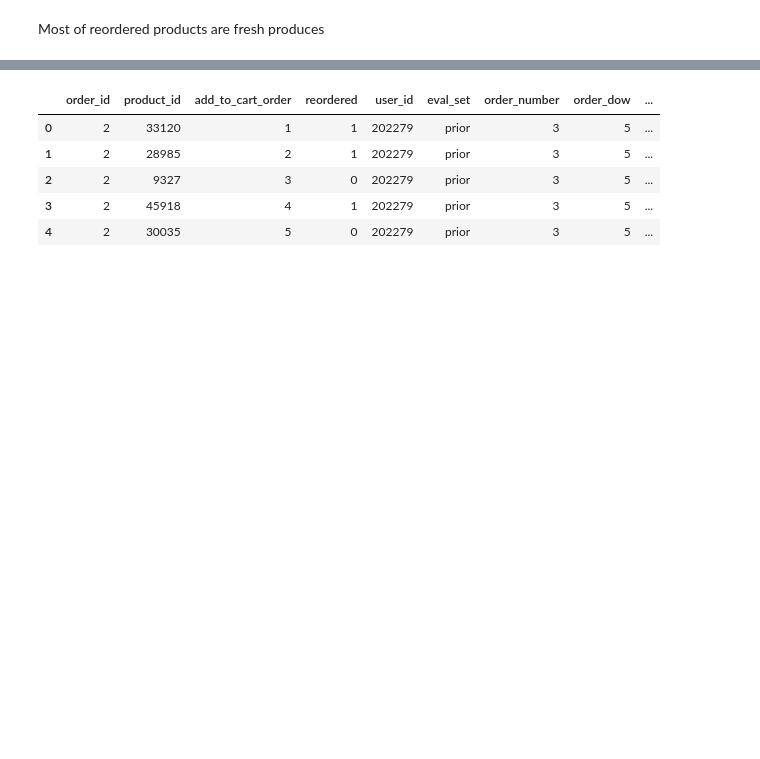
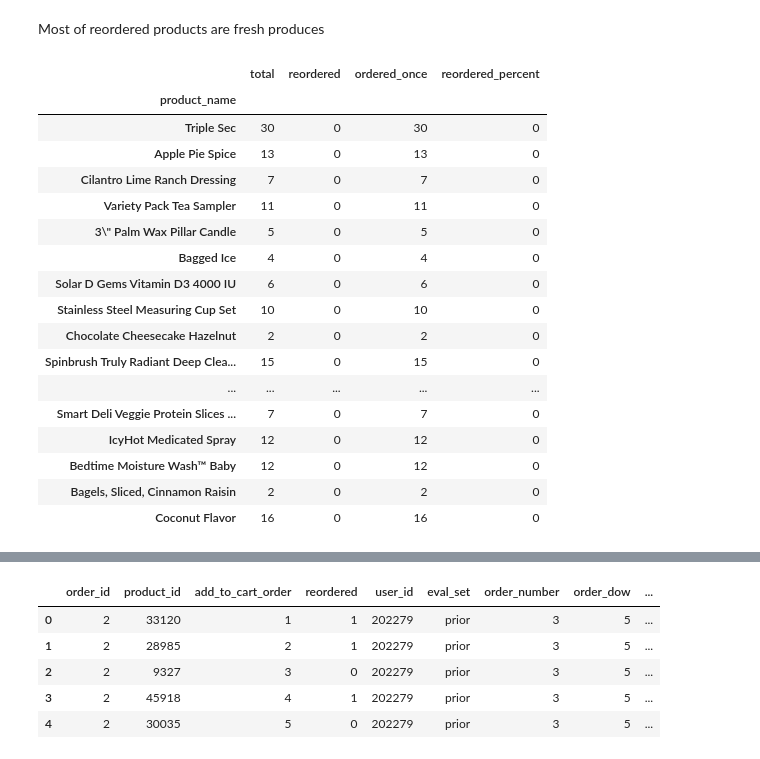
Before and after one commit to kwonowk/market-basket-analysis, a Jupyter notebook: instacart_analysis.ipynb, the cells around one changed output, grey strips where cells are left out. Drawn from its saved outputs; the diff is of its cells as text; code cells hidden in the pictures; blank space fills up the shorter version.

```diff
--- a/instacart_analysis.ipynb
+++ b/instacart_analysis.ipynb
@@ -256,3 +257,26 @@ reorders_30.reset_index()[['product_name','reordered','ordered_once']].plot(x =
 [figure]
 # %% [markdown]
 Most of reordered products are fresh produces
+# %%
+#On the other hand, what are products that are never reordered?
+
+reorders.sort_values(by = 'reordered_percent').head(20)
+# %% [output]
+|  | total | reordered | ordered_once | reordered_percent |
+| product_name |  |  |  |  |
+| Triple Sec | 30 | 0 | 30 | 0 |
+| Apple Pie Spice | 13 | 0 | 13 | 0 |
+| Cilantro Lime Ranch Dressing | 7 | 0 | 7 | 0 |
+| Variety Pack Tea Sampler | 11 | 0 | 11 | 0 |
+| 3\" Palm Wax Pillar Candle | 5 | 0 | 5 | 0 |
+| Bagged Ice | 4 | 0 | 4 | 0 |
+| Solar D Gems Vitamin D3 4000 IU | 6 | 0 | 6 | 0 |
+| Stainless Steel Measuring Cup Set | 10 | 0 | 10 | 0 |
+| Chocolate Cheesecake Hazelnut | 2 | 0 | 2 | 0 |
+| Spinbrush Truly Radiant Deep Clea... | 15 | 0 | 15 | 0 |
+| ... | ... | ... | ... | ... |
+| Smart Deli Veggie Protein Slices ... | 7 | 0 | 7 | 0 |
+| IcyHot Medicated Spray | 12 | 0 | 12 | 0 |
+| Bedtime Moisture Wash™ Baby | 12 | 0 | 12 | 0 |
+| Bagels, Sliced, Cinnamon Raisin | 2 | 0 | 2 | 0 |
+| Coconut Flavor | 16 | 0 | 16 | 0 |
```
Also changed, not shown: parts of 31 cells of this notebook.
